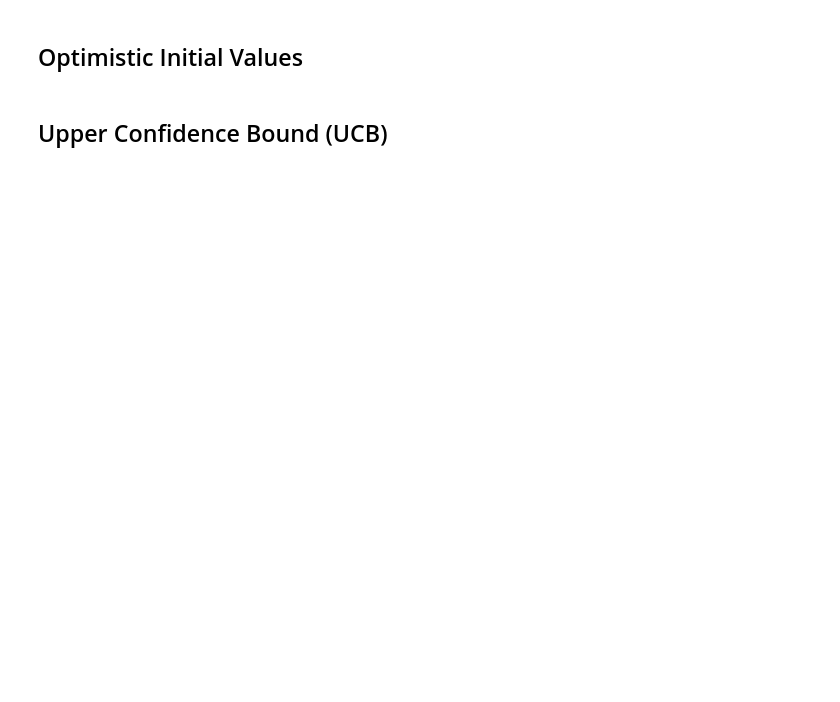
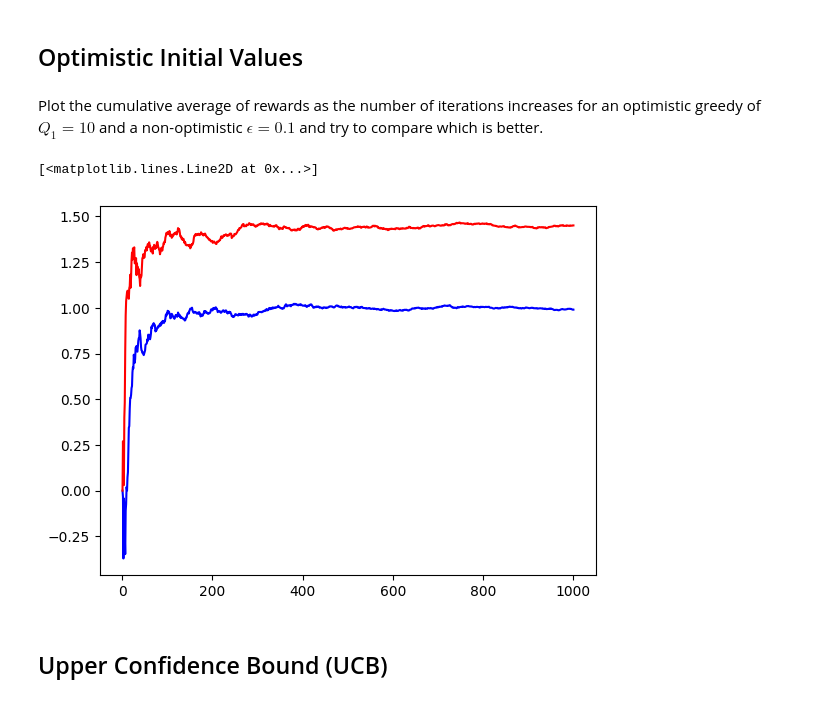
Before and after one commit to anas4231/WIDS-2025-Intro-to-Reinforcement-Learning, a Jupyter notebook: Week 1/work_on_bandits.ipynb, the cells around one changed output. Saved outputs shown, nothing was run; the diff lists cells and outputs as text; code cells hidden in the pictures; blank space fills up the shorter version.

```diff
--- a/Week 1/work_on_bandits.ipynb
+++ b/Week 1/work_on_bandits.ipynb
@@ -118,2 +122,37 @@ plt.show()
+# %%
+def run_optimistic_greedy():
+    # TODO: Implement the optimistic greedy algorithm here
+
+    # Return the reward from the bandits in a list
+    Q=np.array([10.0]*10)
+    N=np.array([0]*10)
+    rewards=[]
+    for _ in range(1000):
+        maxval=Q.max()
+        maxindices=np.where(Q==maxval)[0]
+        index=np.random.choice(maxindices)
+        R=bandits[index].pullLever()
+        N[index]+=1
+        Q[index]+=(R-Q[index])/N[index]
+        rewards.append(R)
+    return rewards
+# %% [markdown]
+Plot the cumulative average of rewards as the number of iterations increases for an optimistic greedy of $Q_1 = 10$ and a non-optimistic $\epsilon = 0.1$ and try to compare which is better.
+# %%
+rew1=run_optimistic_greedy()
+rew2=run_epsilon_greedy(0.1)
+y1=[0]*1000
+y2=[0]*1000
+x=[1]*1000
+y[0]=rew[0]
+for i in range(1,1000):
+    x[i]=i+1
+    y1[i]=y1[i-1] + (rew1[i]-y1[i-1])/(i+1)
+    y2[i]=y2[i-1] + (rew2[i]-y2[i-1])/(i+1)
+plt.plot(x,y1,color='blue')
+plt.plot(x,y2,color='red')
+# %% [output]
+[<matplotlib.lines.Line2D at 0x...>]
+[figure, added]
 # %% [markdown]
 ## Upper Confidence Bound (UCB)
```
Also changed, not shown: parts of 19 cells of this notebook.
